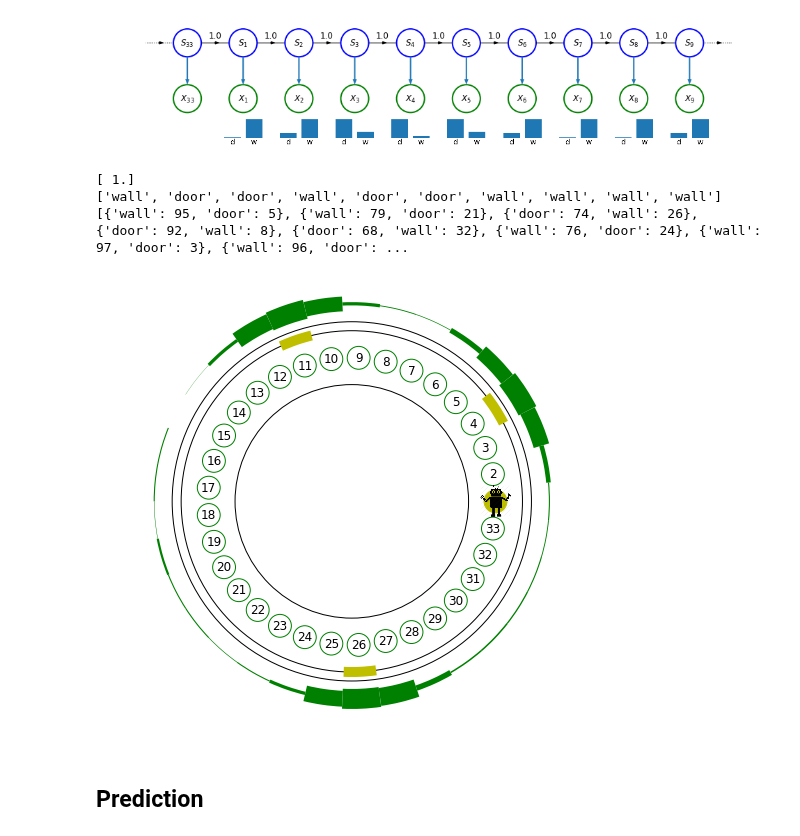
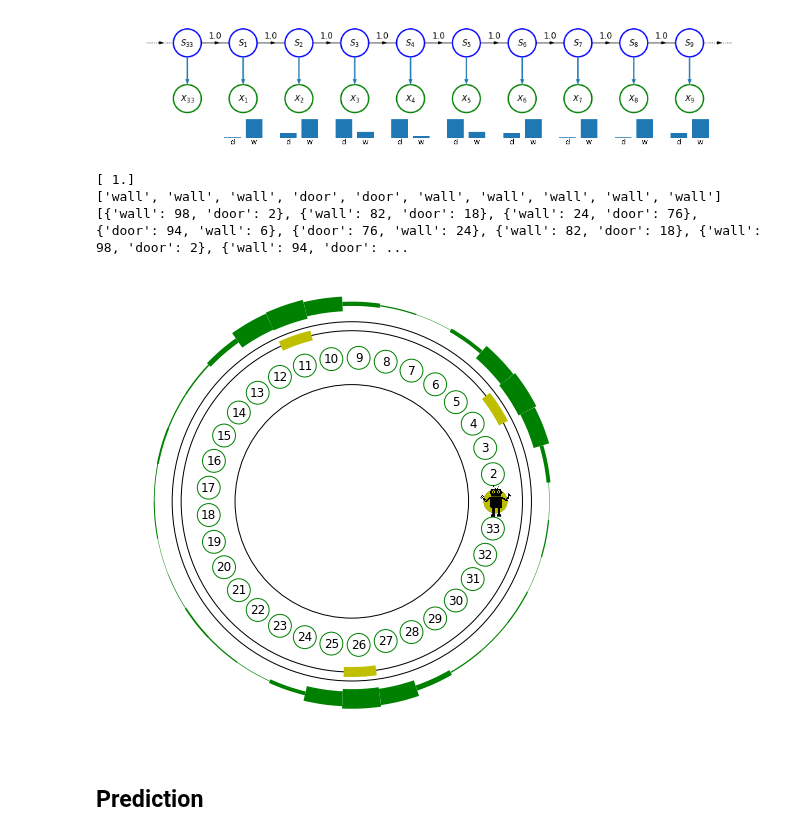
Before and after one commit to jganzabal/Kalman-as-Recursive-Bayesian-Estimation, a Jupyter notebook: Histogram Filters.ipynb, the cells around one changed output. Drawn from its saved outputs; the diff is of its cells as text; code cells hidden in the pictures.

```diff
--- a/Histogram Filters.ipynb
+++ b/Histogram Filters.ipynb
@@ -186,16 +188,16 @@ hmm.plot_basic_hmm_model(N = N, N_states_visible = 10, circular = True, stay_ste
 [figure]
 # %%
 steps = 100*N
-sample_stats, measurements, steps_stats = generate_sample(likelihood, np.array([0,1]), steps = steps)
+measurements, sample_stats, steps_stats, loc = generate_sample(likelihood, np.array([0,1]), steps = steps)
 print(steps_stats)
 print(measurements[:10])
 print(sample_stats)
 robot.plot_robot_room(loc = (steps%N)+1, N=N, doors = doors, sample_stats = sample_stats)
 # %% [output]
 [ 1.]
-['wall', 'door', 'door', 'wall', 'door', 'door', 'wall', 'wall', 'wall', 'wall']
-[{'wall': 95, 'door': 5}, {'wall': 79, 'door': 21}, {'door': 74, 'wall': 26}, {'door': 92, 'wall': 8}, {'door': 68, 'wall': 32}, {'wall': 76, 'door': 24}, {'wall': 97, 'door': 3}, {'wall': 96, 'door': ...
+['wall', 'wall', 'wall', 'door', 'door', 'wall', 'wall', 'wall', 'wall', 'wall']
+[{'wall': 98, 'door': 2}, {'wall': 82, 'door': 18}, {'wall': 24, 'door': 76}, {'door': 94, 'wall': 6}, {'door': 76, 'wall': 24}, {'wall': 82, 'door': 18}, {'wall': 98, 'door': 2}, {'wall': 94, 'door': ...
-[figure, old version]
+[figure, new version]
 # %% [markdown]
 ## Prediction
 # %%
```
Also changed, not shown: parts of 7 cells of this notebook, 2 other files.
